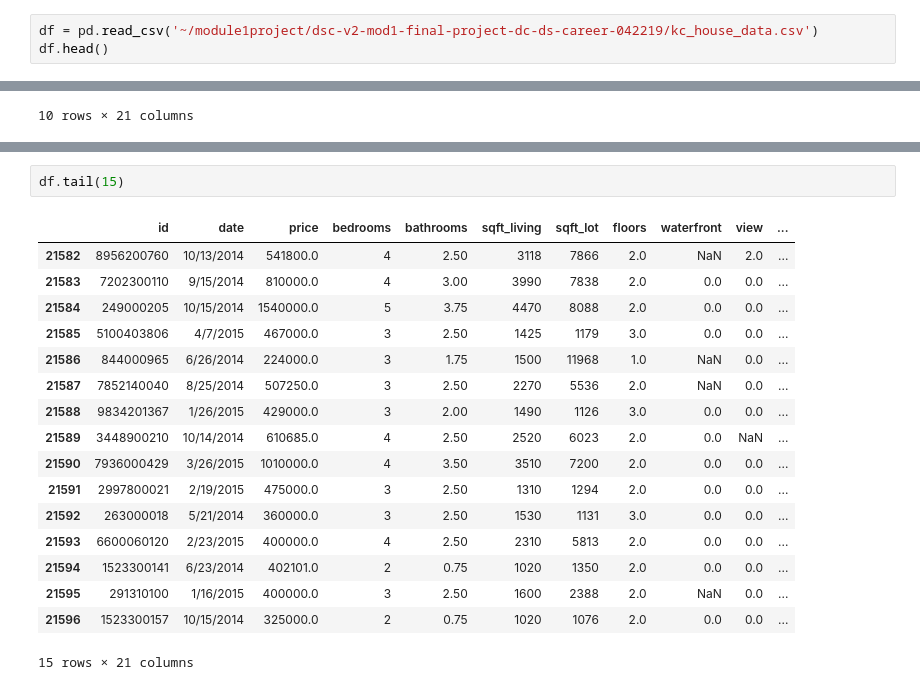
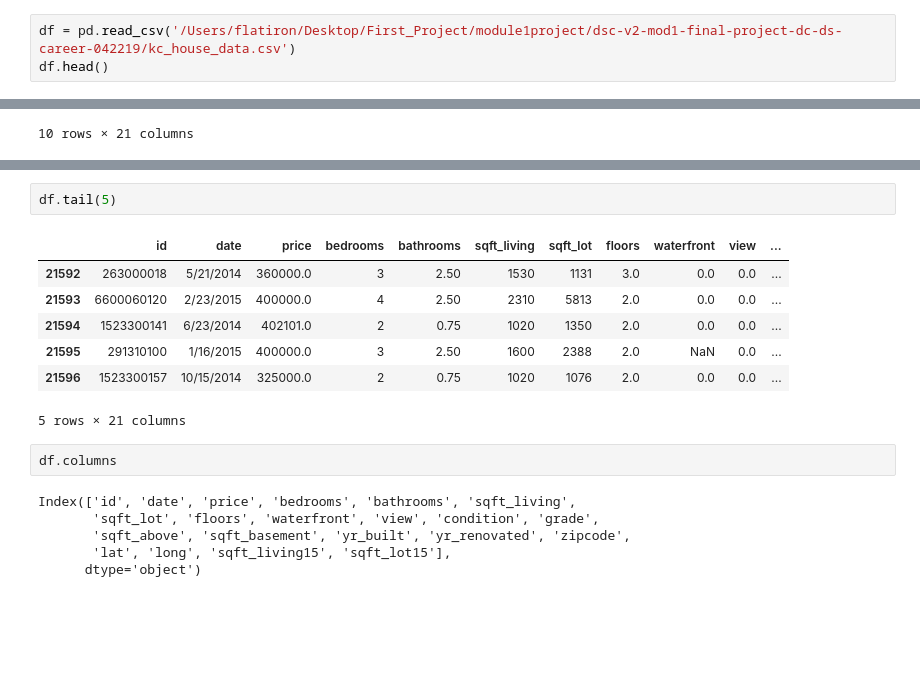
Before and after one commit to BSHaidar/Module1Project, a Jupyter notebook: Module1Project.ipynb, the cells around one changed output, grey strips where cells are left out. Drawn from its saved outputs; the diff is of its cells as text; blank space fills up the shorter version.

```diff
--- a/Module1Project.ipynb
+++ b/Module1Project.ipynb
@@ -6,7 +6,7 @@ import matplotlib as plt
 import seaborn as sns
 import sklearn as sk
 # %%
-df = pd.read_csv('~/module1project/dsc-v2-mod1-final-project-dc-ds-career-042219/kc_house_data.csv')
+df = pd.read_csv('/Users/flatiron/Desktop/First_Project/module1project/dsc-v2-mod1-final-project-dc-ds-career-042219/kc_house_data.csv')
 df.head()
 # %% [output]
 |  | id | date | price | bedrooms | bathrooms | sqft_living | sqft_lot | floors | waterfront | view | ... |
@@ -167,21 +159,19 @@ df[df['sqft_basement'] == '?']
 # %%
-df.tail(15)
+df.tail(5)
 # %% [output]
 |  | id | date | price | bedrooms | bathrooms | sqft_living | sqft_lot | floors | waterfront | view | ... |
-| 21582 | 8956200760 | 10/13/2014 | 541800.0 | 4 | 2.50 | 3118 | 7866 | 2.0 | NaN | 2.0 | ... |
-| 21583 | 7202300110 | 9/15/2014 | 810000.0 | 4 | 3.00 | 3990 | 7838 | 2.0 | 0.0 | 0.0 | ... |
-| 21584 | 249000205 | 10/15/2014 | 1540000.0 | 5 | 3.75 | 4470 | 8088 | 2.0 | 0.0 | 0.0 | ... |
-| 21585 | 5100403806 | 4/7/2015 | 467000.0 | 3 | 2.50 | 1425 | 1179 | 3.0 | 0.0 | 0.0 | ... |
-| 21586 | 844000965 | 6/26/2014 | 224000.0 | 3 | 1.75 | 1500 | 11968 | 1.0 | NaN | 0.0 | ... |
-| 21587 | 7852140040 | 8/25/2014 | 507250.0 | 3 | 2.50 | 2270 | 5536 | 2.0 | NaN | 0.0 | ... |
-| 21588 | 9834201367 | 1/26/2015 | 429000.0 | 3 | 2.00 | 1490 | 1126 | 3.0 | 0.0 | 0.0 | ... |
-| 21589 | 3448900210 | 10/14/2014 | 610685.0 | 4 | 2.50 | 2520 | 6023 | 2.0 | 0.0 | NaN | ... |
-| 21590 | 7936000429 | 3/26/2015 | 1010000.0 | 4 | 3.50 | 3510 | 7200 | 2.0 | 0.0 | 0.0 | ... |
-| 21591 | 2997800021 | 2/19/2015 | 475000.0 | 3 | 2.50 | 1310 | 1294 | 2.0 | 0.0 | 0.0 | ... |
 | 21592 | 263000018 | 5/21/2014 | 360000.0 | 3 | 2.50 | 1530 | 1131 | 3.0 | 0.0 | 0.0 | ... |
 | 21593 | 6600060120 | 2/23/2015 | 400000.0 | 4 | 2.50 | 2310 | 5813 | 2.0 | 0.0 | 0.0 | ... |
 | 21594 | 1523300141 | 6/23/2014 | 402101.0 | 2 | 0.75 | 1020 | 1350 | 2.0 | 0.0 | 0.0 | ... |
 | 21595 | 291310100 | 1/16/2015 | 400000.0 | 3 | 2.50 | 1600 | 2388 | 2.0 | NaN | 0.0 | ... |
 | 21596 | 1523300157 | 10/15/2014 | 325000.0 | 2 | 0.75 | 1020 | 1076 | 2.0 | 0.0 | 0.0 | ... |
-15 rows × 21 columns
+5 rows × 21 columns
+# %%
+df.columns
+# %% [output]
+Index(['id', 'date', 'price', 'bedrooms', 'bathrooms', 'sqft_living',
+       'sqft_lot', 'floors', 'waterfront', 'view', 'condition', 'grade',
+       'sqft_above', 'sqft_basement', 'yr_built', 'yr_renovated', 'zipcode',
+       'lat', 'long', 'sqft_living15', 'sqft_lot15'],
+      dtype='object')
 # %%
```
Also changed, not shown: parts of 27 cells of this notebook, 1 other file.
